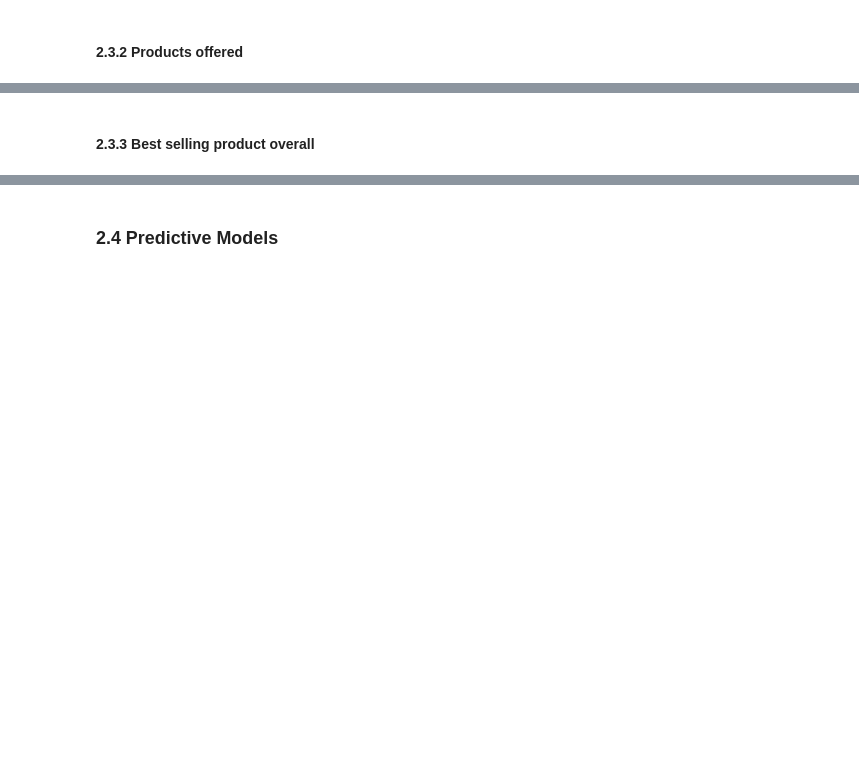
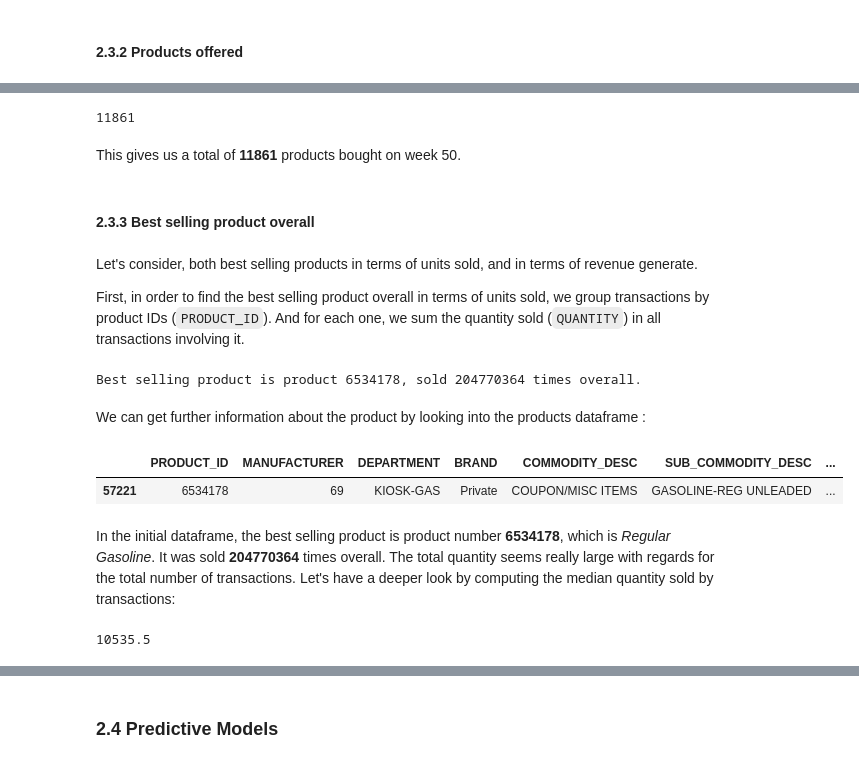
Before and after one commit to LouisAuneau/MISC-sales-forecasting, a Jupyter notebook: Report.ipynb, the cells around one changed output, grey strips where cells are left out. Cells and saved outputs as stored; diff of their text form; code cells hidden in the pictures; blank space fills up the shorter version.

```diff
--- a/Report.ipynb
+++ b/Report.ipynb
@@ -66,2 +145,32 @@ display(transactions.head())
+# %%
+transactions.loc[transactions['WEEK_NO'] == 50]['PRODUCT_ID'].nunique()
+# %% [output]
+11861
+# %% [markdown]
+This gives us a total of **11861** products bought on week 50.
 # %% [markdown]
 #### 2.3.3 Best selling product overall
+# %% [markdown]
+Let's consider, both best selling products in terms of units sold, and in terms of revenue generate.
+
+First, in order to find the best selling product overall in terms of units sold, we group transactions by product IDs (`PRODUCT_ID`). And for each one, we sum the quantity sold (`QUANTITY`) in all transactions involving it.
+# %%
+best_unit_selling_products = transactions.groupby('PRODUCT_ID')['QUANTITY'].sum().sort_values(ascending=False)
+product_id = best_unit_selling_products.index[0]
+overall_amount_sold = best_unit_selling_products.values[0]
+print('Best selling product is product ' + str(product_id) + ', sold ' + str(overall_amount_sold) + ' times overall.')
+# %% [output]
+Best selling product is product 6534178, sold 204770364 times overall.
+# %% [markdown]
+We can get further information about the product by looking into the products dataframe :
+# %%
+products.loc[products['PRODUCT_ID'] == product_id]
+# %% [output]
+|  | PRODUCT_ID | MANUFACTURER | DEPARTMENT | BRAND | COMMODITY_DESC | SUB_COMMODITY_DESC | ... |
+| 57221 | 6534178 | 69 | KIOSK-GAS | Private | COUPON/MISC ITEMS | GASOLINE-REG UNLEADED | ... |
+# %% [markdown]
+In the initial dataframe, the best selling product is product number **6534178**, which is *Regular Gasoline*. It was sold **204770364** times overall. The total quantity seems really large with regards for the total number of transactions. Let's have a deeper look by computing the median quantity sold by transactions:
+# %%
+transactions.loc[transactions["PRODUCT_ID"] == product_id]["QUANTITY"].median()
+# %% [output]
+10535.5
```
Also changed, not shown: parts of 20 cells of this notebook.
